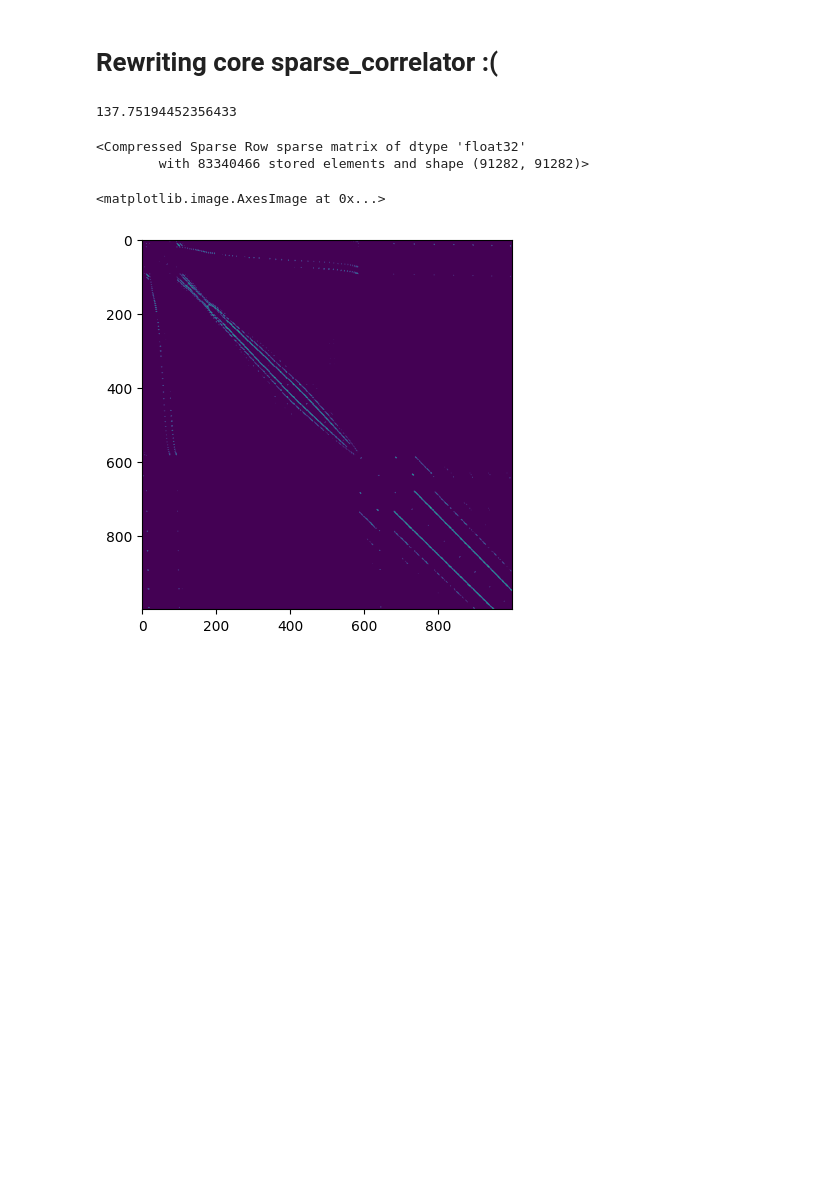
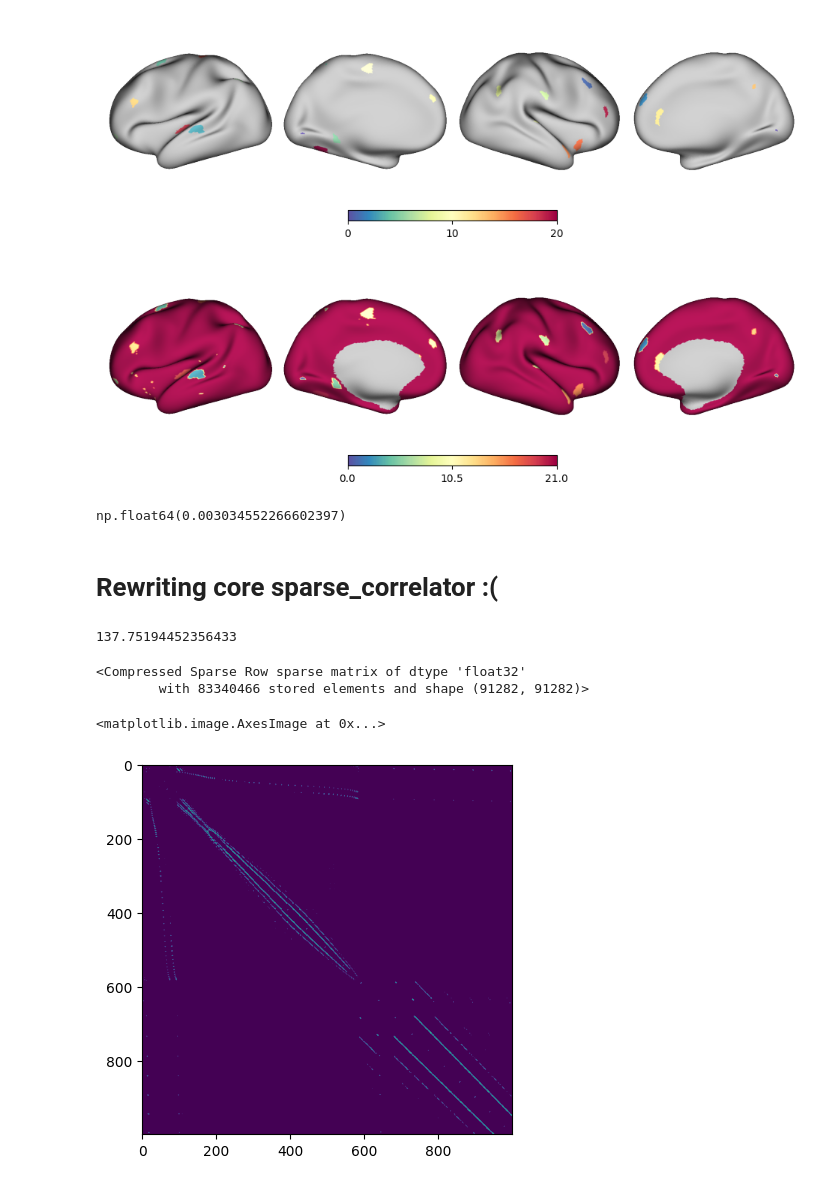
Before and after one commit to cole-khamnei/precision_mapping, a Jupyter notebook: notebooks/dev_nb.ipynb, the cells around one changed output. Cells and saved outputs as stored; diff of their text form; code cells hidden in the pictures; blank space fills up the shorter version.

```diff
--- a/notebooks/dev_nb.ipynb
+++ b/notebooks/dev_nb.ipynb
@@ -27,0 +206,10 @@ npz_path = "/data/data7/network_control/projects/pfm_analysis/results/HCP_analys
+# %%
+values = test_pt_values
+spatial_filtered_values = np.full(len(values), fill_value=np.nan)
+
+unique_parcels = np.sort(np.unique(values))
+single_parcel_set = []
+for parcel_i in tqdm(unique_parcels):
+    parcel_i_values = np.zeros_like(values) - 1
+    parcel_i_values[values == parcel_i] = parcel_i
+    single_parcel_set.append((parcel_i, parcel_i_values))
@@ -28,3 +222,28 @@ npz_path = "/data/data7/network_control/projects/pfm_analysis/results/HCP_analys
+# %%
+values = test_pt_values
+spatial_filtered_values = np.full(len(values), fill_value=np.nan)
+
+for parcel_i in tqdm(np.unique(values)):
+    parcel_i_values = np.zeros_like(values) - 1
+    parcel_i_values[values == parcel_i] = parcel_i
+    spatial_filter_mask_parcel_i = wb_spatial_filter(parcel_i_values, template_cifti)
+
+    spatial_filtered_values[spatial_filter_mask_parcel_i] = parcel_i
+    if parcel_i == 20:
+        break
+    # break
+# %%
+z = wb_cifti_cluster(single_parcel_values, template_cifti)
+vp_kwargs = dict(template_cifti=template_cifti, cmap=plt.cm.Spectral_r, cbar=True)
+ax, _ = pm.plot.vertex_plot(spatial_filtered_values, **vp_kwargs)
+ax, _ = pm.plot.vertex_plot(np.clip(values, -1, parcel_i + 1), **vp_kwargs)
+# %% [output]
+[figure, added]
+[figure, added]
+# %%
+np.nanmean(z)
+# %% [output]
+np.float64(0.003034552266602397)
 # %% [markdown]
 # Rewriting core sparse_correlator :(
 # %%
```
Also changed, not shown: parts of 26 cells of this notebook.
